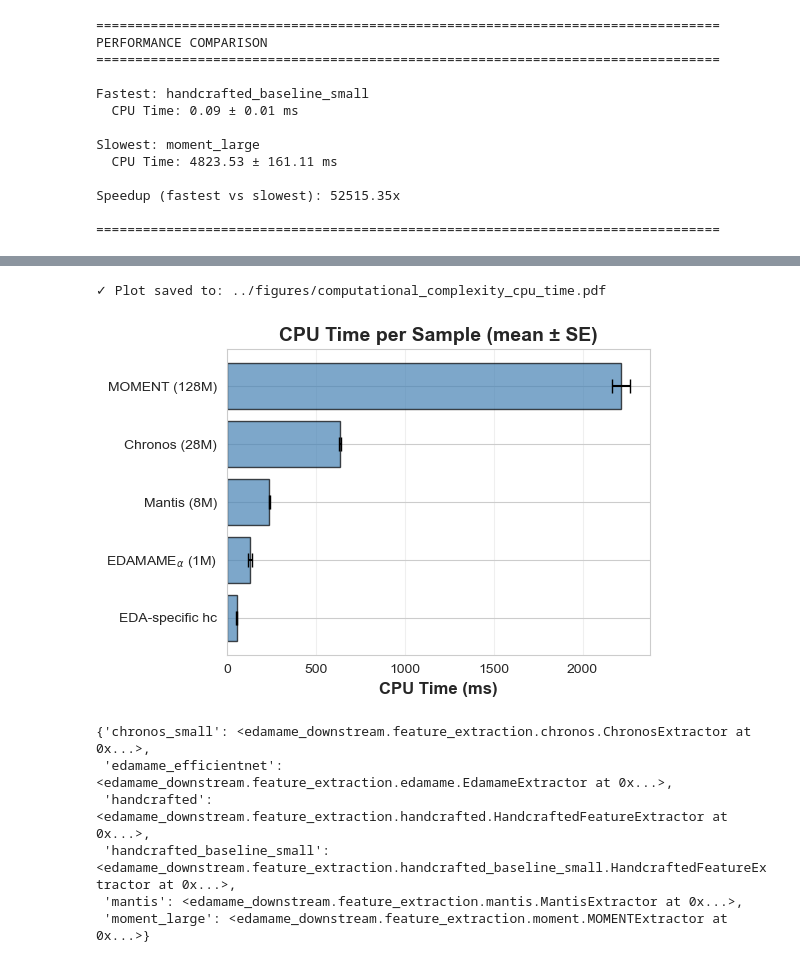
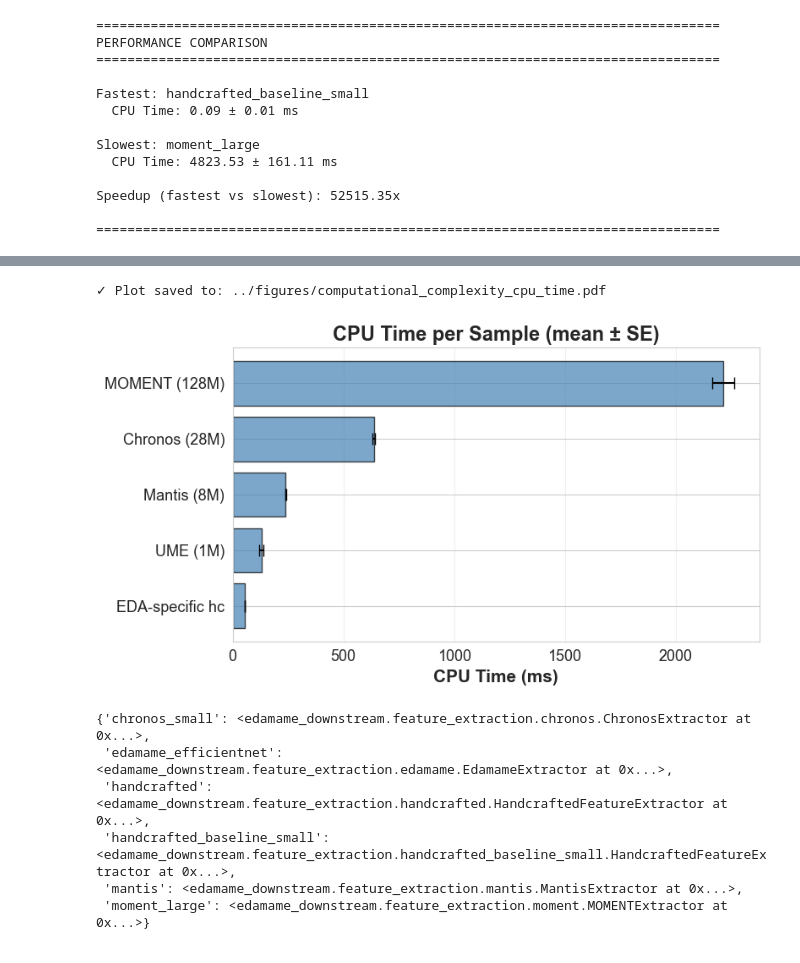
Before and after one commit to LeonardoAlchieri/pretrained_foundation_models_physiological_data, a Jupyter notebook: notebooks/computational_complexity.ipynb, the cells around one changed output, grey strips where cells are left out. Drawn from its saved outputs; the diff is of its cells as text; code cells hidden in the pictures.

```diff
--- a/notebooks/computational_complexity.ipynb
+++ b/notebooks/computational_complexity.ipynb
@@ -621,38 +605,39 @@ plt.rcParams['figure.dpi'] = 100
 # Filter successful results and sort by CPU time
 df_plot = df_numeric[df_numeric['status'] == 'SUCCESS'].copy()
 df_plot = df_plot.sort_values('cpu_mean_ms')
 
-correct_names = ['MOMENT (128M)', "Chronos (28M)", "Mantis (8M)", r"EDAMAME$_{\alpha}$ (1M)", "EDA-specific hc"]
+correct_names = ['MOMENT (128M)', "Chronos (28M)", "Mantis (8M)", "UME (1M)", "EDA-specific hc"]
 
 if len(df_plot) > 0:
     # Create single figure with CPU Time (Log Scale)
-    fig, ax = plt.subplots(1, 1, figsize=(6, 4))
+    fig, ax = plt.subplots(1, 1, figsize=(8, 4.5))
 
     bars = ax.barh(df_plot['extractor'], df_plot['cpu_mean_ms'],
                    xerr=df_plot['cpu_se_ms'], capsize=5,
                    color='steelblue', alpha=0.7, edgecolor='black')
     # ax.set_xscale('log')
-    ax.set_xlabel('CPU Time (ms)', fontsize=12, fontweight='bold')
-    ax.set_title('CPU Time per Sample (mean ± SE)', fontsize=14, fontweight='bold')
+    ax.set_xlabel('CPU Time (ms)', fontsize=15, fontweight='bold')
+    ax.set_title('CPU Time per Sample (mean ± SE)', fontsize=17, fontweight='bold')
     ax.grid(axis='x', alpha=0.3, which='both')
 
     plt.tight_layout()
 
     ax.set_yticklabels(correct_names[::-1])
+    ax.tick_params(axis='both', labelsize=13)
 
     # Save to PDF
     output_pdf = Path("../figures/computational_complexity_cpu_time.pdf")
     output_pdf.parent.mkdir(exist_ok=True)
     plt.savefig(output_pdf, format='pdf', bbox_inches='tight', dpi=300)
     print(f"✓ Plot saved to: {output_pdf}")
 
     plt.show()
 
 else:
     print("No successful results to plot.")
 # %% [output]
 ✓ Plot saved to: ../figures/computational_complexity_cpu_time.pdf
-[figure, old version]
+[figure, new version]
 # %%
 {"chronos_small": }
 # %% [output]
```
Also changed, not shown: parts of 6 cells of this notebook, 12 other files.
